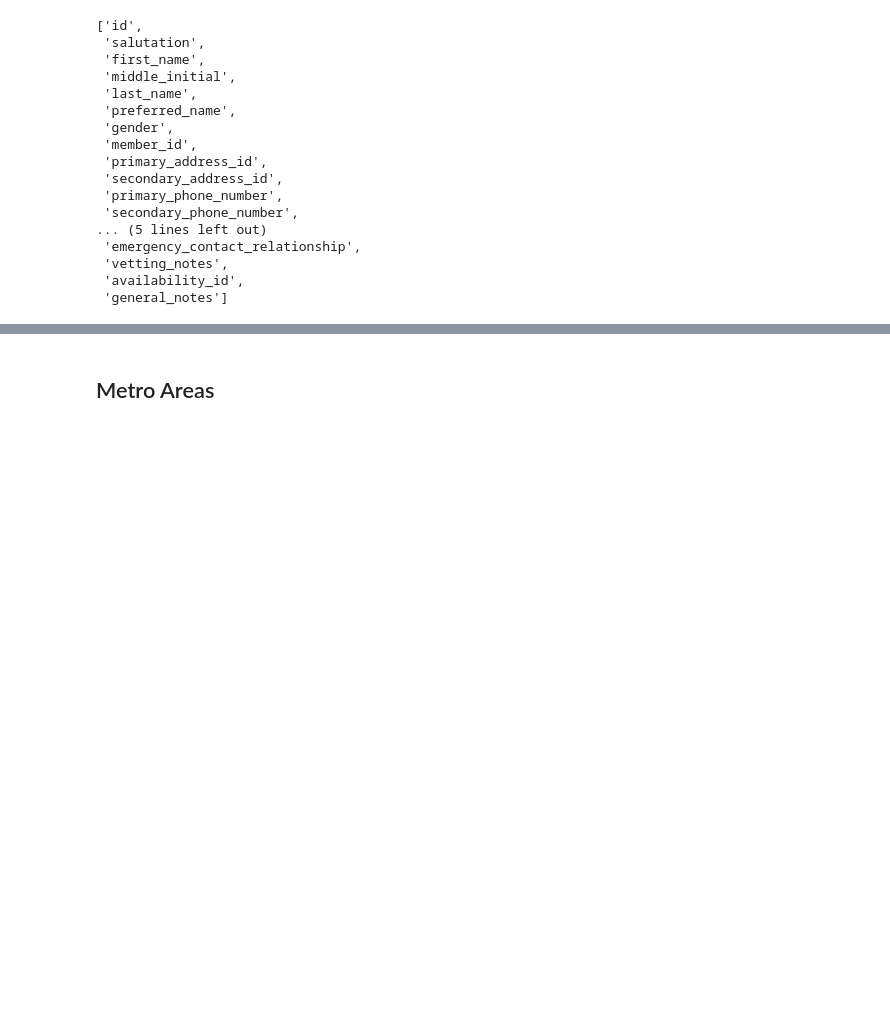
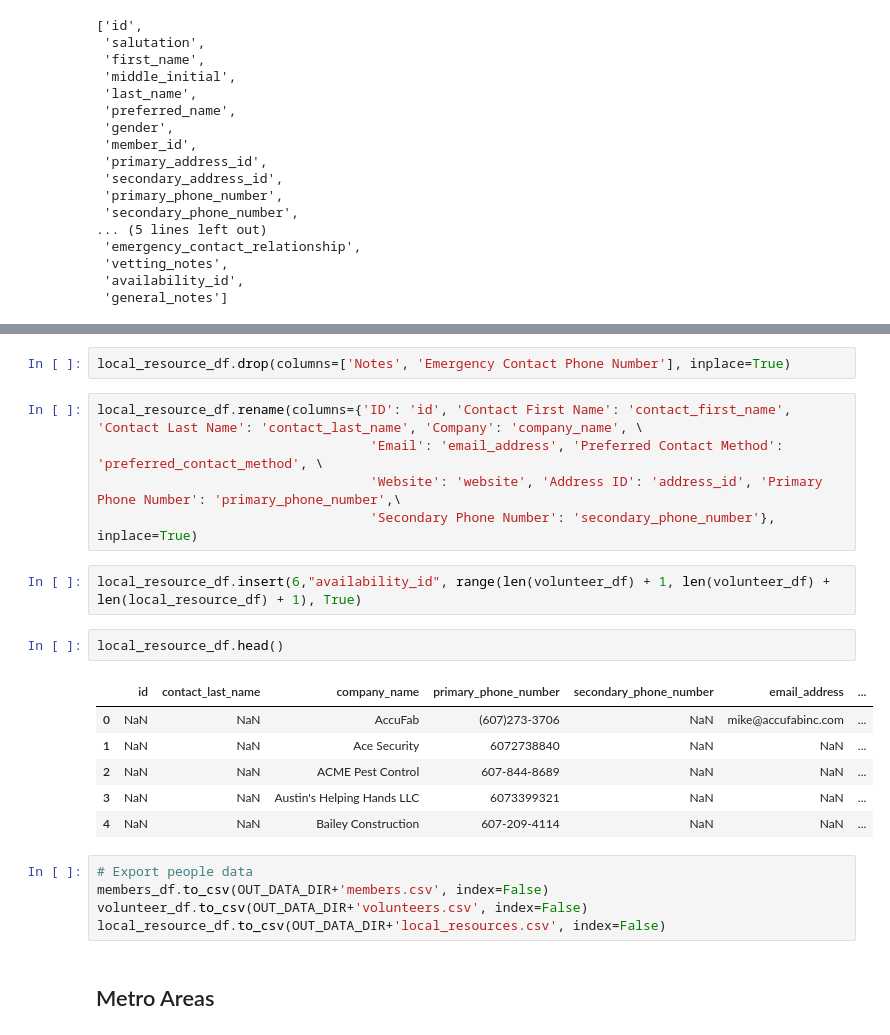
Before and after one commit to cornellh4i/love-living-at-home, a Jupyter notebook: app/data/notebooks/process_data.ipynb, the cells around one changed output, grey strips where cells are left out. Cells and saved outputs as stored; diff of their text form; blank space fills up the shorter version.

Commit message:
Final data migration changes

```diff
--- a/app/data/notebooks/process_data.ipynb
+++ b/app/data/notebooks/process_data.ipynb
@@ -622,3 +647,26 @@ list(volunteer_df.columns)
+# %%
+local_resource_df.drop(columns=['Notes', 'Emergency Contact Phone Number'], inplace=True)
+# %%
+local_resource_df.rename(columns={'ID': 'id', 'Contact First Name': 'contact_first_name', 'Contact Last Name': 'contact_last_name', 'Company': 'company_name', \
+                                   'Email': 'email_address', 'Preferred Contact Method': 'preferred_contact_method', \
+                                   'Website': 'website', 'Address ID': 'address_id', 'Primary Phone Number': 'primary_phone_number',\
+                                   'Secondary Phone Number': 'secondary_phone_number'}, inplace=True)
+# %%
+local_resource_df.insert(6,"availability_id", range(len(volunteer_df) + 1, len(volunteer_df) + len(local_resource_df) + 1), True)
+# %%
+local_resource_df.head()
+# %% [output]
+|  | id | contact_last_name | company_name | primary_phone_number | secondary_phone_number | email_address | ... |
+| 0 | NaN | NaN | AccuFab | (607)273-3706 | NaN | mike@accufabinc.com | ... |
+| 1 | NaN | NaN | Ace Security | 6072738840 | NaN | NaN | ... |
+| 2 | NaN | NaN | ACME Pest Control | 607-844-8689 | NaN | NaN | ... |
+| 3 | NaN | NaN | Austin's Helping Hands LLC | 6073399321 | NaN | NaN | ... |
+| 4 | NaN | NaN | Bailey Construction | 607-209-4114 | NaN | NaN | ... |
+# %%
+# Export people data
+members_df.to_csv(OUT_DATA_DIR+'members.csv', index=False)
+volunteer_df.to_csv(OUT_DATA_DIR+'volunteers.csv', index=False)
+local_resource_df.to_csv(OUT_DATA_DIR+'local_resources.csv', index=False)
 # %% [markdown]
 ## Metro Areas
 # %%
```
Also changed, not shown: parts of 38 cells of this notebook, 6 other files.
